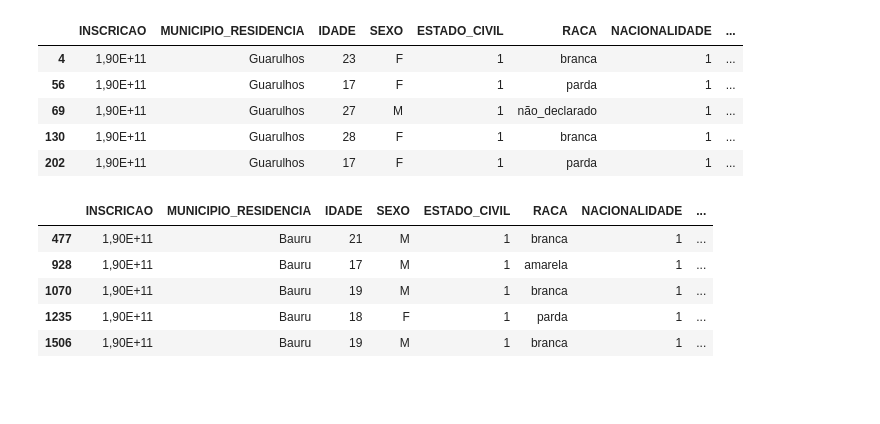
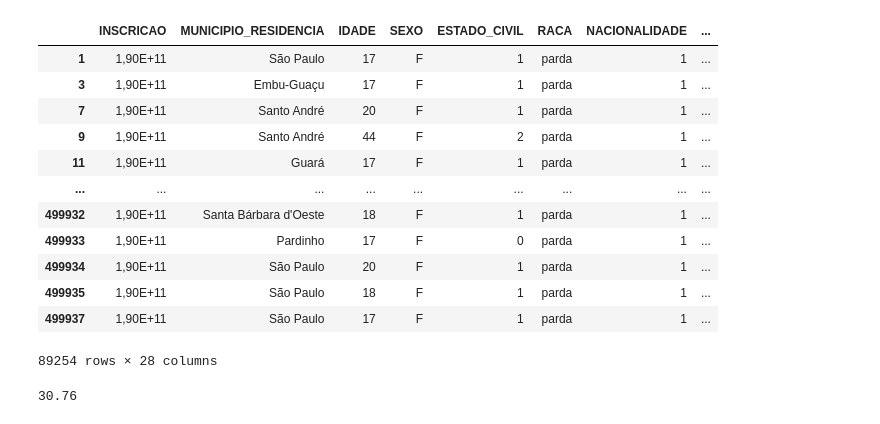
Before and after one commit to mateus-neres/Analise_estatistica_enem_2019, a Jupyter notebook: probabilidade_etapa06.ipynb, the cells around one changed output. Drawn from its saved outputs; the diff is of its cells as text; code cells hidden in the pictures; blank space fills up the shorter version.

```diff
--- a/probabilidade_etapa06.ipynb
+++ b/probabilidade_etapa06.ipynb
@@ -21,11 +99,2 @@ enem_sp.head()
 # %%
-enem_Guarulhos = enem_sp.loc[enem_sp.MUNICIPIO_RESIDENCIA == "Guarulhos"]
+mulher = enem_sp.loc[enem_sp.SEXO == "F"]
-# %%
-enem_Guarulhos.head()
-# %% [output]
-|  | INSCRICAO | MUNICIPIO_RESIDENCIA | IDADE | SEXO | ESTADO_CIVIL | RACA | NACIONALIDADE | ... |
-| 4 | 1,90E+11 | Guarulhos | 23 | F | 1 | branca | 1 | ... |
-| 56 | 1,90E+11 | Guarulhos | 17 | F | 1 | parda | 1 | ... |
-| 69 | 1,90E+11 | Guarulhos | 27 | M | 1 | não_declarado | 1 | ... |
-| 130 | 1,90E+11 | Guarulhos | 28 | F | 1 | branca | 1 | ... |
-| 202 | 1,90E+11 | Guarulhos | 17 | F | 1 | parda | 1 | ... |
@@ -34,9 +101,22 @@ enem_Bauru = enem_sp.loc[enem_sp.MUNICIPIO_RESIDENCIA == "Bauru"]
-# %%
-enem_Bauru.head()
-# %% [output]
-|  | INSCRICAO | MUNICIPIO_RESIDENCIA | IDADE | SEXO | ESTADO_CIVIL | RACA | NACIONALIDADE | ... |
-| 477 | 1,90E+11 | Bauru | 21 | M | 1 | branca | 1 | ... |
-| 928 | 1,90E+11 | Bauru | 17 | M | 1 | amarela | 1 | ... |
-| 1070 | 1,90E+11 | Bauru | 19 | M | 1 | branca | 1 | ... |
-| 1235 | 1,90E+11 | Bauru | 18 | F | 1 | parda | 1 | ... |
-| 1506 | 1,90E+11 | Bauru | 19 | M | 1 | branca | 1 | ... |
+# %%
+mulher_parda = mulher.loc[mulher.RACA == "parda"]
+# %%
+display(mulher_parda)
+# %% [output]
+|  | INSCRICAO | MUNICIPIO_RESIDENCIA | IDADE | SEXO | ESTADO_CIVIL | RACA | NACIONALIDADE | ... |
+| 1 | 1,90E+11 | São Paulo | 17 | F | 1 | parda | 1 | ... |
+| 3 | 1,90E+11 | Embu-Guaçu | 17 | F | 1 | parda | 1 | ... |
+| 7 | 1,90E+11 | Santo André | 20 | F | 1 | parda | 1 | ... |
+| 9 | 1,90E+11 | Santo André | 44 | F | 2 | parda | 1 | ... |
+| 11 | 1,90E+11 | Guará | 17 | F | 1 | parda | 1 | ... |
+| ... | ... | ... | ... | ... | ... | ... | ... | ... |
+| 499932 | 1,90E+11 | Santa Bárbara d'Oeste | 18 | F | 1 | parda | 1 | ... |
+| 499933 | 1,90E+11 | Pardinho | 17 | F | 0 | parda | 1 | ... |
+| 499934 | 1,90E+11 | São Paulo | 20 | F | 1 | parda | 1 | ... |
+| 499935 | 1,90E+11 | São Paulo | 18 | F | 1 | parda | 1 | ... |
+| 499937 | 1,90E+11 | São Paulo | 17 | F | 1 | parda | 1 | ... |
+89254 rows × 28 columns
+# %%
+probab_cond(len(mulher_parda), len(mulher))
+# %% [output]
+30.76
```
Also changed, not shown: parts of 23 cells of this notebook.
